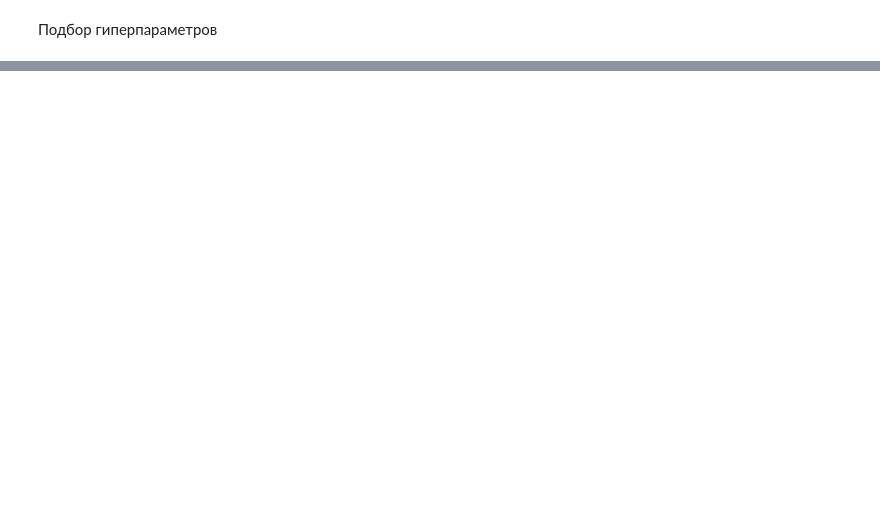
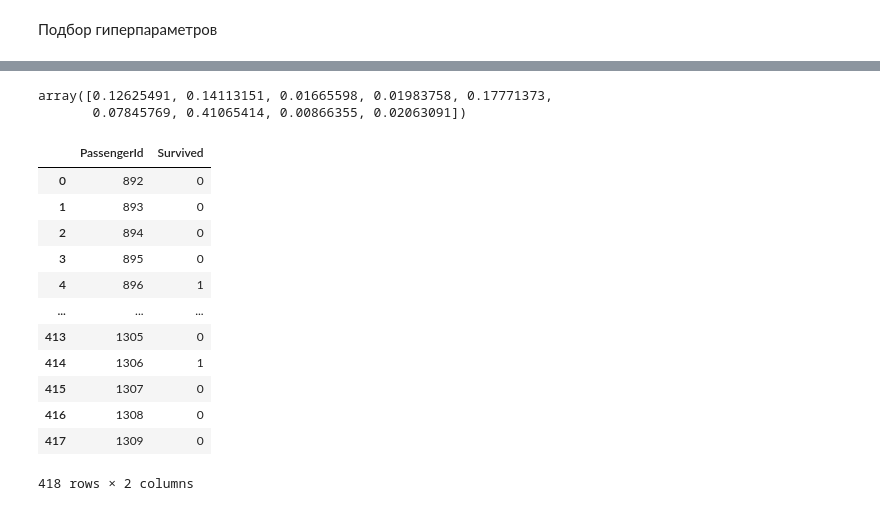
Before and after one commit to mershavka/DataScience, a Jupyter notebook: Kaggle_titanic/1-try.ipynb, the cells around one changed output, grey strips where cells are left out. Cells and saved outputs as stored; diff of their text form; code cells hidden in the pictures; blank space fills up the shorter version.

```diff
--- a/Kaggle_titanic/1-try.ipynb
+++ b/Kaggle_titanic/1-try.ipynb
@@ -273,0 +300,24 @@ make_prediction_file(grid_pred, X_test_encoded, 'titanic_dt_gridcv.csv')
+# %%
+best_clf_rf = gridSearchCv_clf_rf.best_estimator_
+best_clf_rf.predict(X_test_encoded)
+best_clf_rf.feature_importances_
+# %% [output]
+array([0.12625491, 0.14113151, 0.01665598, 0.01983758, 0.17771373,
+       0.07845769, 0.41065414, 0.00866355, 0.02063091])
+# %%
+grid_pred_rf = best_model.predict(X_test_encoded)
+make_prediction_file(grid_pred_rf, X_test_encoded, 'titanic_rf_gridcv.csv')
+# %% [output]
+|  | PassengerId | Survived |
+| 0 | 892 | 0 |
+| 1 | 893 | 0 |
+| 2 | 894 | 0 |
+| 3 | 895 | 0 |
+| 4 | 896 | 1 |
+| ... | ... | ... |
+| 413 | 1305 | 0 |
+| 414 | 1306 | 1 |
+| 415 | 1307 | 0 |
+| 416 | 1308 | 0 |
+| 417 | 1309 | 0 |
+418 rows × 2 columns
```
Also changed, not shown: parts of 8 cells of this notebook, 9 other files.
